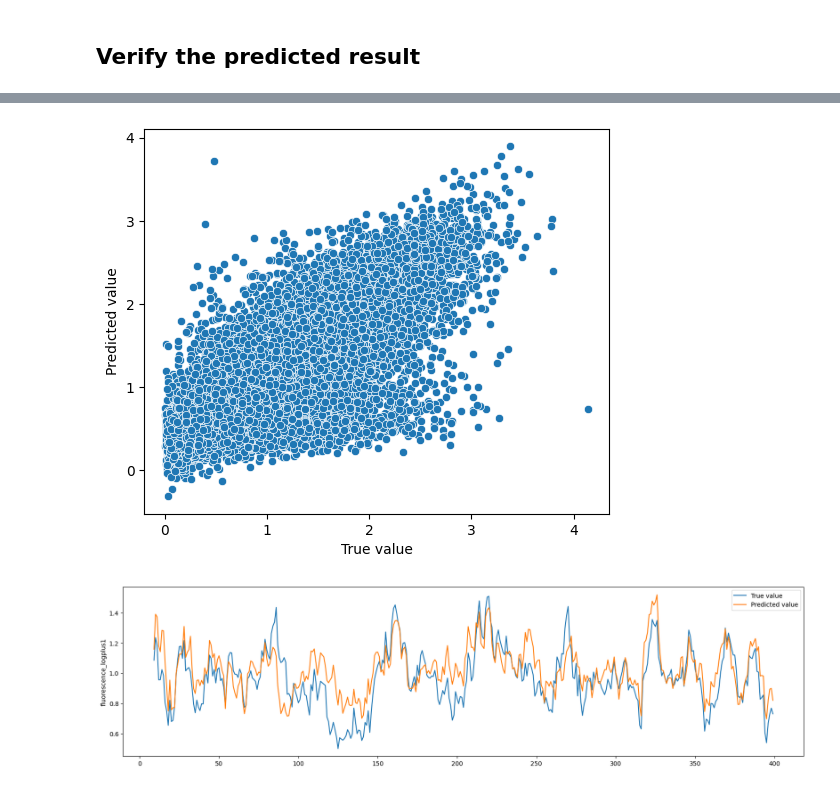
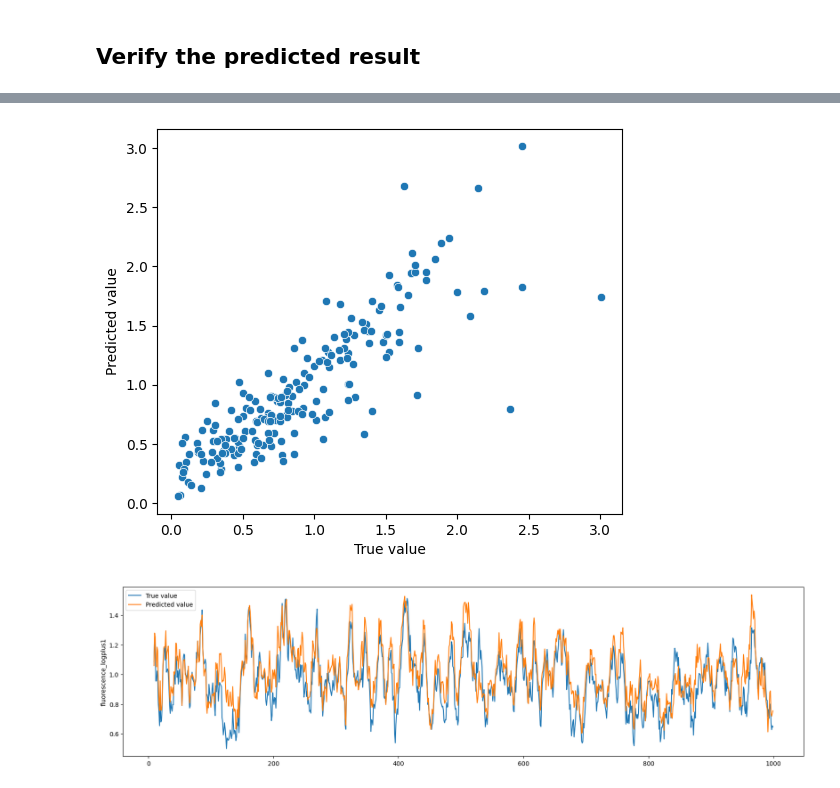
Before and after one commit to xfrx8/Transformer-RNA-master, a Jupyter notebook: Transformer-DNA-周.ipynb, the cells around one changed output, grey strips where cells are left out. Drawn from its saved outputs; the diff is of its cells as text; code cells hidden in the pictures.

```diff
--- a/Transformer-DNA-周.ipynb
+++ b/Transformer-DNA-周.ipynb
@@ -643,26 +645,33 @@ result.shape
 (37276,)
 # %%
 y_test = y_test.reset_index(drop=True)
+# 设置随机种子以保证结果的可重复性
+np.random.seed(0)
+
+# 生成随机索引
+random_indices = np.random.choice(len(y_test), size=200, replace=False)
+
+# 使用随机索引从y_test和result中获取值
+random_y_test = y_test[random_indices]
+random_result = result[random_indices]
+
 plt.rcParams["figure.figsize"] = (6,5)
-sns.scatterplot(x=y_test, y=result)
+sns.scatterplot(x=random_y_test, y=random_result)
 
 plt.xlabel("True value")
 plt.ylabel("Predicted value")
 plt.savefig("./checkpoints_64_21_pos_周/"+"model" +'_' + str(num_layers) + '_'+ str(num_heads) + '_' + str(d_model) + '_' + str(dff)+'/True_Predicted.png')
 # %% [output]
-[figure, old version]
+[figure, new version]
 # %%
 # 绘制前200个数据的数值大小对比图
 result.shape, y_test.shape
-# 丢弃y_test中的index
-
-
 plt.rcParams["figure.figsize"] = (20,5)
-sns.lineplot(data=pd.Series(y_test)[:400].rolling(10).mean() ,label="True value")
-sns.lineplot(data=pd.Series(result)[:400].rolling(10).mean(), label="Predicted value")
+sns.lineplot(data=pd.Series(y_test)[:1000].rolling(10).mean() ,label="True value")
+sns.lineplot(data=pd.Series(result)[:1000].rolling(10).mean(), label="Predicted value")
 plt.savefig("./checkpoints_64_21_pos_周/"+"model" +'_' + str(num_layers) + '_'+ str(num_heads) + '_' + str(d_model) + '_' + str(dff)+'/True_Predicted_line.png')
 # %% [output]
-[figure, old version]
+[figure, new version]
 # %%
 # Calculate R^2
 from sklearn.metrics import r2_score
```
Also changed, not shown: parts of 10 cells of this notebook.
